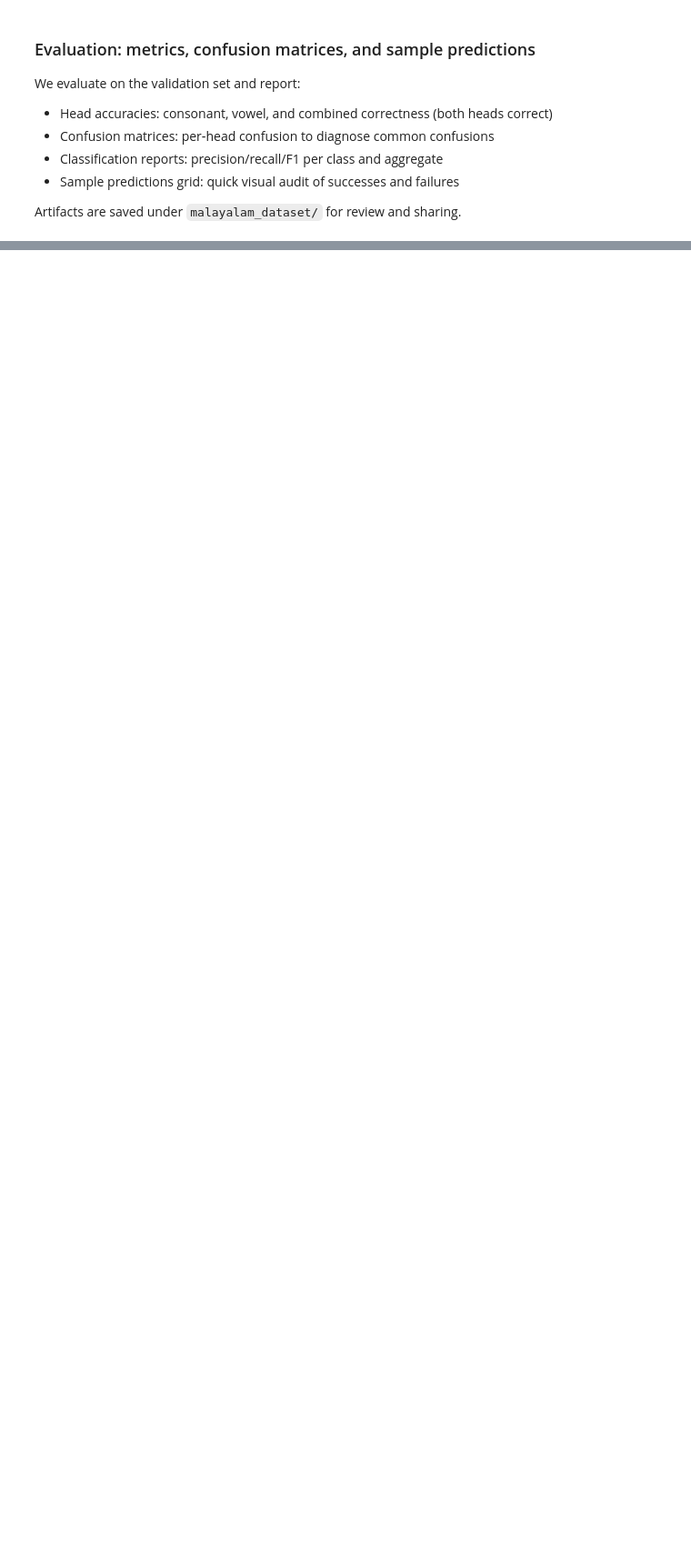
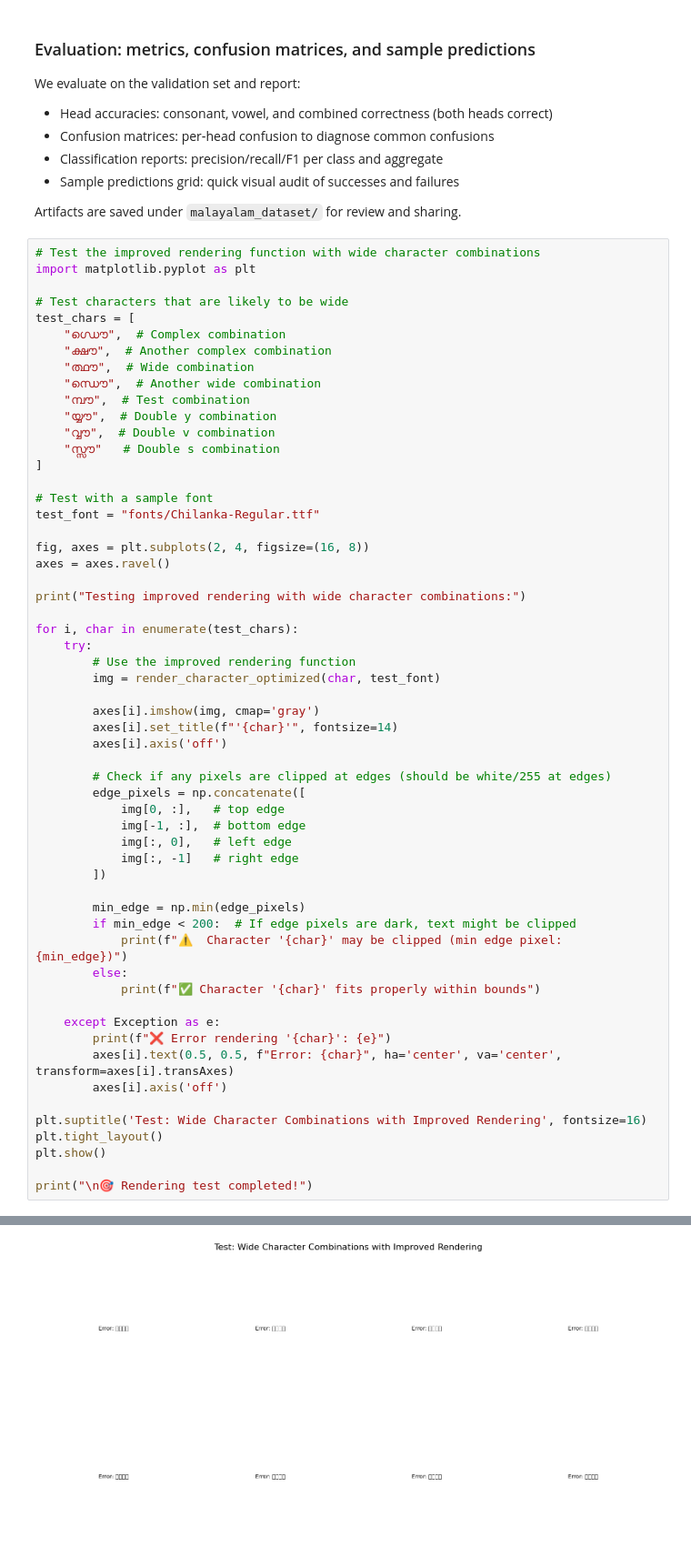
Before and after one commit to taruntom1/project, a Jupyter notebook: dataset/generator.ipynb, the cells around one changed output, grey strips where cells are left out. Shown at 91% size. Saved outputs shown, nothing was run; the diff lists cells and outputs as text; blank space fills up the shorter version.

```diff
--- a/dataset/generator.ipynb
+++ b/dataset/generator.ipynb
@@ -1283,3 +1355,61 @@ We evaluate on the validation set and report:
 - Sample predictions grid: quick visual audit of successes and failures
 
 Artifacts are saved under `malayalam_dataset/` for review and sharing.
+# %%
+# Test the improved rendering function with wide character combinations
+import matplotlib.pyplot as plt
+
+# Test characters that are likely to be wide
+test_chars = [
+    "ഗ്ധൌ",  # Complex combination
+    "ക്ഷൗ",  # Another complex combination
+    "ത്ഥൗ",  # Wide combination
+    "ന്ധൌ",  # Another wide combination
+    "മ്പൗ",  # Test combination
+    "യ്യൗ",  # Double y combination
+    "വ്വൗ",  # Double v combination
+    "സ്സൗ"   # Double s combination
+]
+
+# Test with a sample font
+test_font = "fonts/Chilanka-Regular.ttf"
+
+fig, axes = plt.subplots(2, 4, figsize=(16, 8))
+axes = axes.ravel()
+
+print("Testing improved rendering with wide character combinations:")
+
+for i, char in enumerate(test_chars):
+    try:
+        # Use the improved rendering function
+        img = render_character_optimized(char, test_font)
+
+        axes[i].imshow(img, cmap='gray')
+        axes[i].set_title(f"'{char}'", fontsize=14)
+        axes[i].axis('off')
+
+        # Check if any pixels are clipped at edges (should be white/255 at edges)
+        edge_pixels = np.concatenate([
+            img[0, :],   # top edge
+            img[-1, :],  # bottom edge
+            img[:, 0],   # left edge
+            img[:, -1]   # right edge
+        ])
+
+        min_edge = np.min(edge_pixels)
+        if min_edge < 200:  # If edge pixels are dark, text might be clipped
+            print(f"⚠️  Character '{char}' may be clipped (min edge pixel: {min_edge})")
+        else:
+            print(f"✅ Character '{char}' fits properly within bounds")
+
+    except Exception as e:
+        print(f"❌ Error rendering '{char}': {e}")
+        axes[i].text(0.5, 0.5, f"Error: {char}", ha='center', va='center', transform=axes[i].transAxes)
+        axes[i].axis('off')
+
+plt.suptitle('Test: Wide Character Combinations with Improved Rendering', fontsize=16)
+plt.tight_layout()
+plt.show()
+
+print("\n🎯 Rendering test completed!")
+# %% [output]
@@ -1285,0 +1425 @@ Artifacts are saved under `malayalam_dataset/` for review and sharing.
+[figure, added]
```
Also changed, not shown: parts of 8 cells of this notebook, 2 other files.
